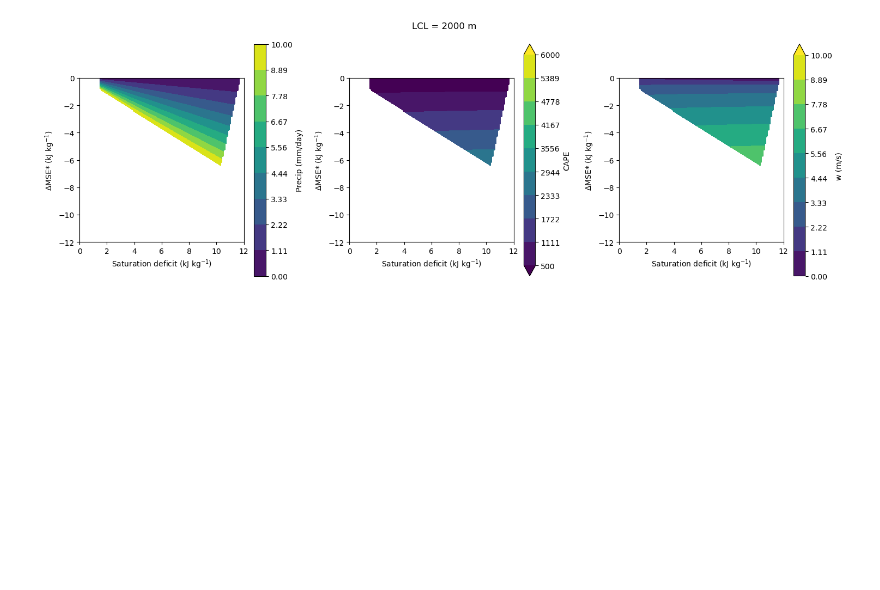
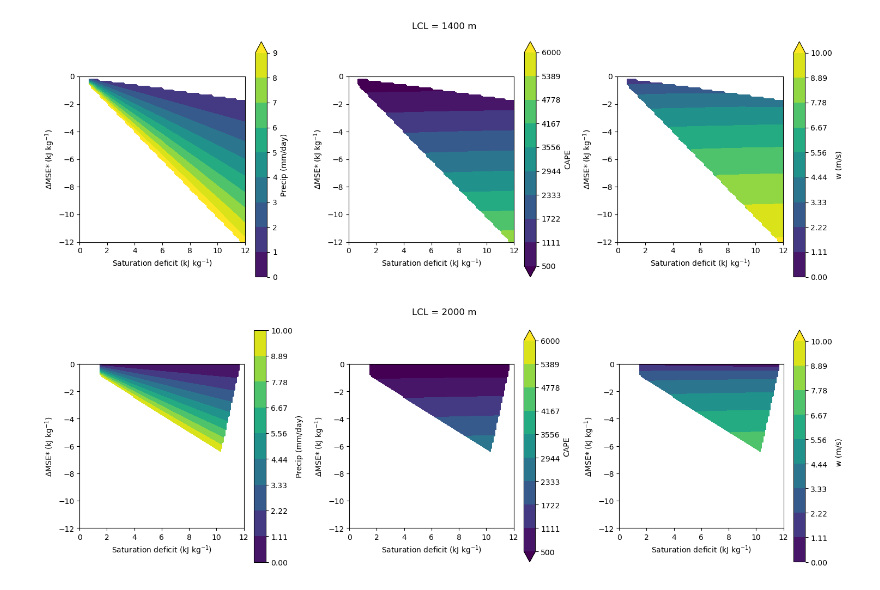
Before and after one commit to dongqi-DQ/plume_models, a Jupyter notebook: precip.ipynb, the cells around one changed output. Cells and saved outputs as stored; diff of their text form; code cells hidden in the pictures; blank space fills up the shorter version.

```diff
--- a/precip.ipynb
+++ b/precip.ipynb
@@ -603,21 +603,3 @@ def scatter_to_contour(x_in,y_in,z_in):
     # interpolate scattered data onto grid
     Zi = griddata((x, y), z, (Xi, Yi), method="linear")
     return Xi, Yi, Zi
-# %%
-B_list = []
-CAPE_list = []
-dh_list = []
-sat_def_list = []
-P_list = []
-
-z_lcl = 1400
-
-for RH in tqdm(np.linspace(0.1,0.9,50),position=0, leave=True):
-    for P in np.linspace(0,10,20):
-        B, CAPE, dh, sat_def, ent = spectral_plume_lcl(model_type="precip",RH=RH,P=P,z_lcl=z_lcl,
-                                                get_plane = True,plotting =False, save_data=False)
-        B_list.append(B)
-        CAPE_list.append(CAPE)
-        dh_list.append(dh)
-        sat_def_list.append(sat_def)
-        P_list.append(P)
@@ -676,3 +694,40 @@ plt.tight_layout()
+# %%
+fig = plt.figure(figsize=(15,5))
+
+ax1 = fig.add_subplot(131)
+Xi, Yi, Zi = scatter_to_contour(sat_def_arr, dh_arr, P_list)
+cf1 = ax1.contourf(Xi, Yi, Zi, levels=np.linspace(0, 9, 10),extend="max")
+fig.colorbar(cf1, ax=ax1, label="Precip (mm/day)")
+ax1.set_xlim(0,12)
+ax1.set_ylim(-12,0)
+ax1.set_xlabel(r"Saturation deficit (kJ kg$^{-1}$)")
+ax1.set_ylabel(r"$\Delta$MSE* (kJ kg$^{-1}$)")
+ax1.set_aspect('equal')
+
+ax2 = fig.add_subplot(132)
+Xi, Yi, Zi = scatter_to_contour(sat_def_arr, dh_arr, CAPE_list)
+cf2 = ax2.contourf(Xi, Yi, Zi,levels=np.linspace(500,6000,10),extend="both")
+fig.colorbar(cf2, ax=ax2,label="CAPE")
+ax2.set_xlim(0,12)
+ax2.set_ylim(-12,0)
+ax2.set_xlabel(r"Saturation deficit (kJ kg$^{-1}$)")
+ax2.set_ylabel(r"$\Delta$MSE* (kJ kg$^{-1}$)")
+ax2.set_aspect('equal')
+
+ax3 = fig.add_subplot(133)
+Xi, Yi, Zi = scatter_to_contour(sat_def_arr, dh_arr, w_arr)
+cf3 = ax3.contourf(Xi, Yi, Zi,levels=np.linspace(0,10,10),extend="max")
+fig.colorbar(cf3, ax=ax3,label="w (m/s)")
+ax3.set_xlim(0,12)
+ax3.set_ylim(-12,0)
+ax3.set_xlabel(r"Saturation deficit (kJ kg$^{-1}$)")
+ax3.set_ylabel(r"$\Delta$MSE* (kJ kg$^{-1}$)")
+ax3.set_aspect('equal')
+
+plt.suptitle(f"LCL = {z_lcl} m")
+plt.tight_layout()
+# %% [output]
+[figure, added]
 # %%
 fig = plt.figure(figsize=(15,5))
 
```
Also changed, not shown: parts of 10 cells of this notebook.
